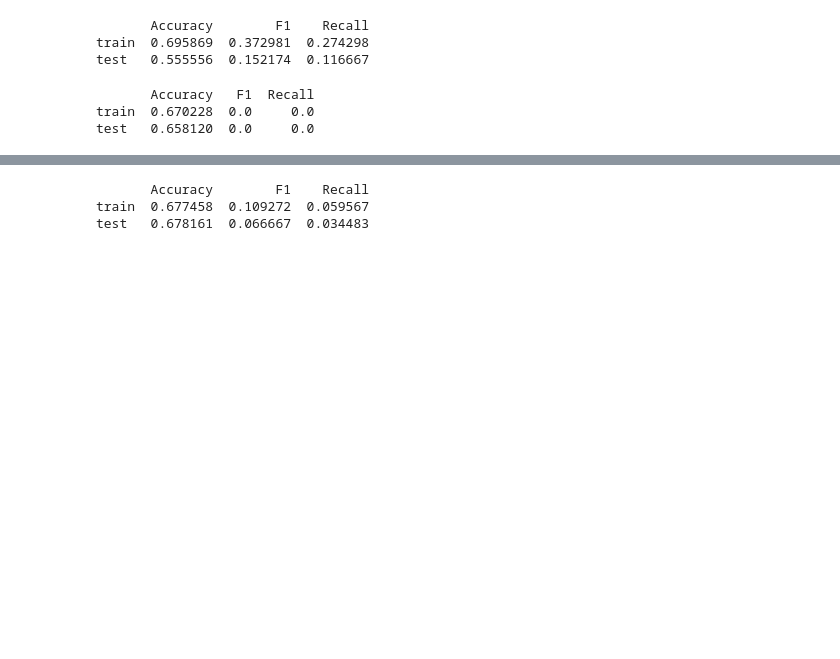
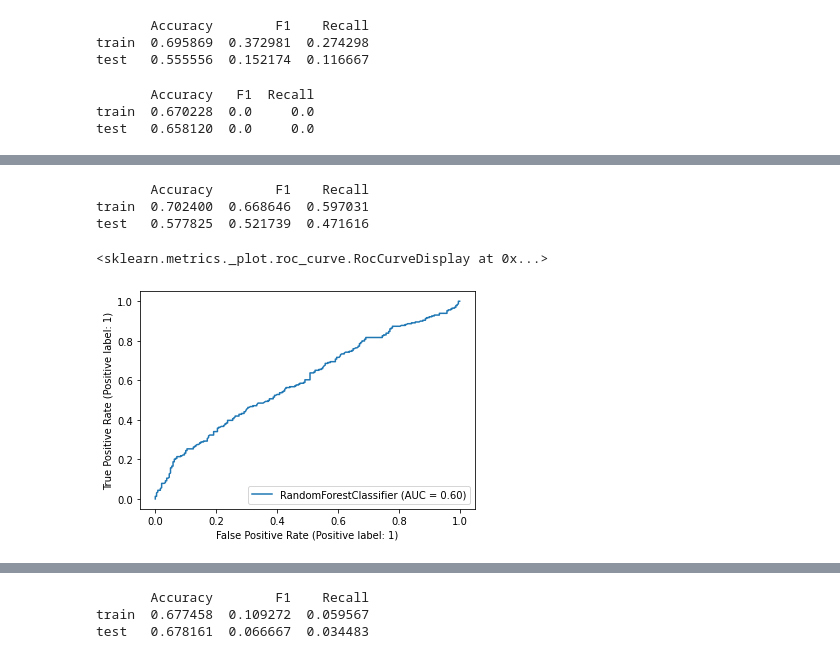
Before and after one commit to ewagaka/Job_Retention, a Jupyter notebook: job.ipynb, the cells around one changed output, grey strips where cells are left out. Cells and saved outputs as stored; diff of their text form; code cells hidden in the pictures; blank space fills up the shorter version.

```diff
--- a/job.ipynb
+++ b/job.ipynb
@@ -459,0 +438,15 @@ test   0.513859  0.530864  0.563319
+# %%
+from sklearn.ensemble import RandomForestClassifier
+
+rfc = RandomForestClassifier(max_depth=6)
+
+rfc.fit(X_train, y_train)
+
+print(calculate_metrics (X_train, X_test, y_train, y_test, rfc))
+plot_roc_curve(rfc, X_test, y_test)
+# %% [output]
+       Accuracy        F1    Recall
+train  0.702400  0.668646  0.597031
+test   0.577825  0.521739  0.471616
+<sklearn.metrics._plot.roc_curve.RocCurveDisplay at 0x...>
+[figure, added]
```
Also changed, not shown: parts of 20 cells of this notebook.
